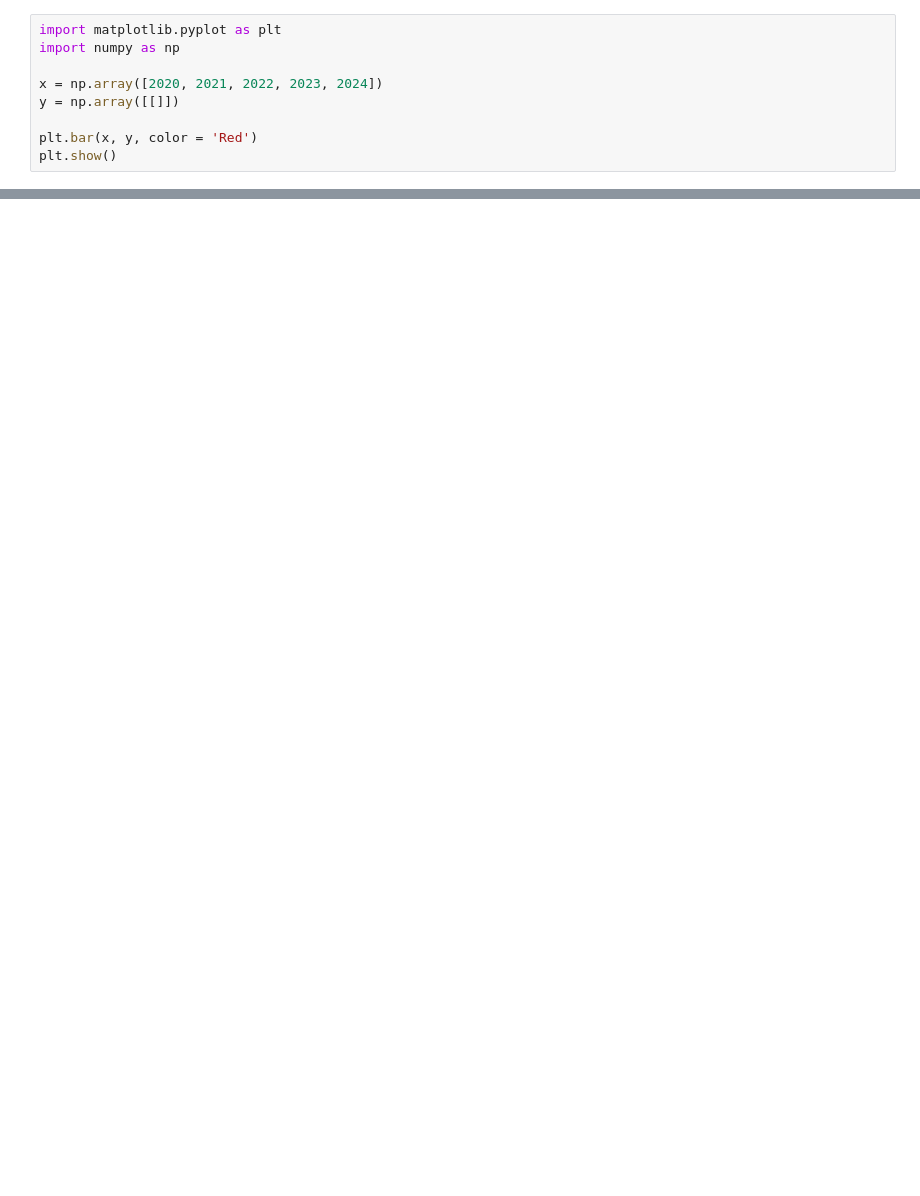
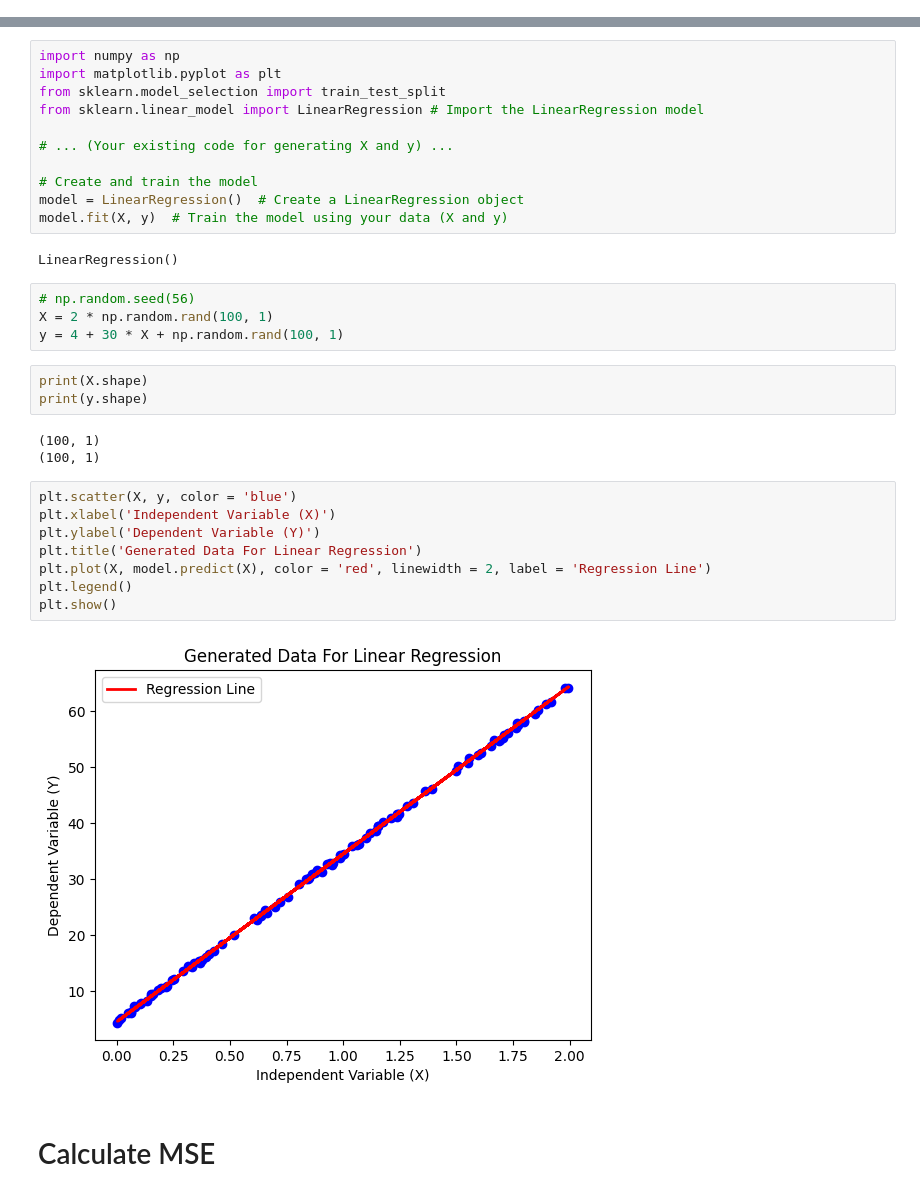
Before and after one commit to 2303a51027/ADM_Lab, a Jupyter notebook: Lab_06.ipynb, the cells around one changed output, grey strips where cells are left out. Saved outputs shown, nothing was run; the diff lists cells and outputs as text; blank space fills up the shorter version.

```diff
--- a/Lab_06.ipynb
+++ b/Lab_06.ipynb
@@ -57,9 +2,0 @@ plt.show()
-# %%
-import matplotlib.pyplot as plt
-import numpy as np
-
-x = np.array([2020, 2021, 2022, 2023, 2024])
-y = np.array([[]])
-
-plt.bar(x, y, color = 'Red')
-plt.show()
@@ -119,0 +10,35 @@ plt.show()
+# %%
+import numpy as np
+import matplotlib.pyplot as plt
+from sklearn.model_selection import train_test_split
+from sklearn.linear_model import LinearRegression # Import the LinearRegression model
+
+# ... (Your existing code for generating X and y) ...
+
+# Create and train the model
+model = LinearRegression()  # Create a LinearRegression object
+model.fit(X, y)  # Train the model using your data (X and y)
+# %% [output]
+LinearRegression()
+# %%
+# np.random.seed(56)
+X = 2 * np.random.rand(100, 1)
+y = 4 + 30 * X + np.random.rand(100, 1)
+# %%
+print(X.shape)
+print(y.shape)
+# %% [output]
+(100, 1)
+(100, 1)
+# %%
+plt.scatter(X, y, color = 'blue')
+plt.xlabel('Independent Variable (X)')
+plt.ylabel('Dependent Variable (Y)')
+plt.title('Generated Data For Linear Regression')
+plt.plot(X, model.predict(X), color = 'red', linewidth = 2, label = 'Regression Line')
+plt.legend()
+plt.show()
+# %% [output]
+[figure, added]
+# %% [markdown]
+# Calculate MSE
```
Also changed, not shown: parts of 9 cells of this notebook.
